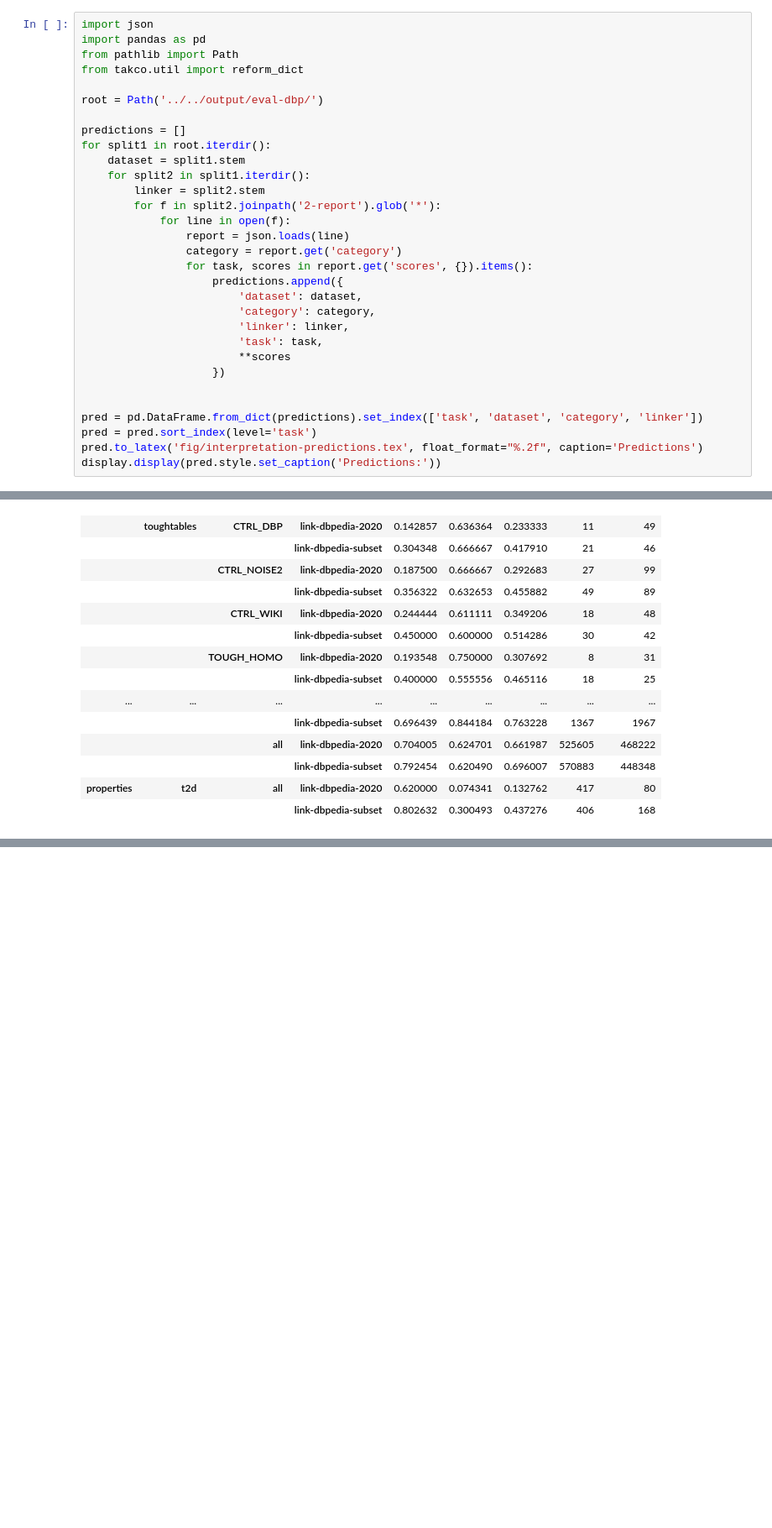
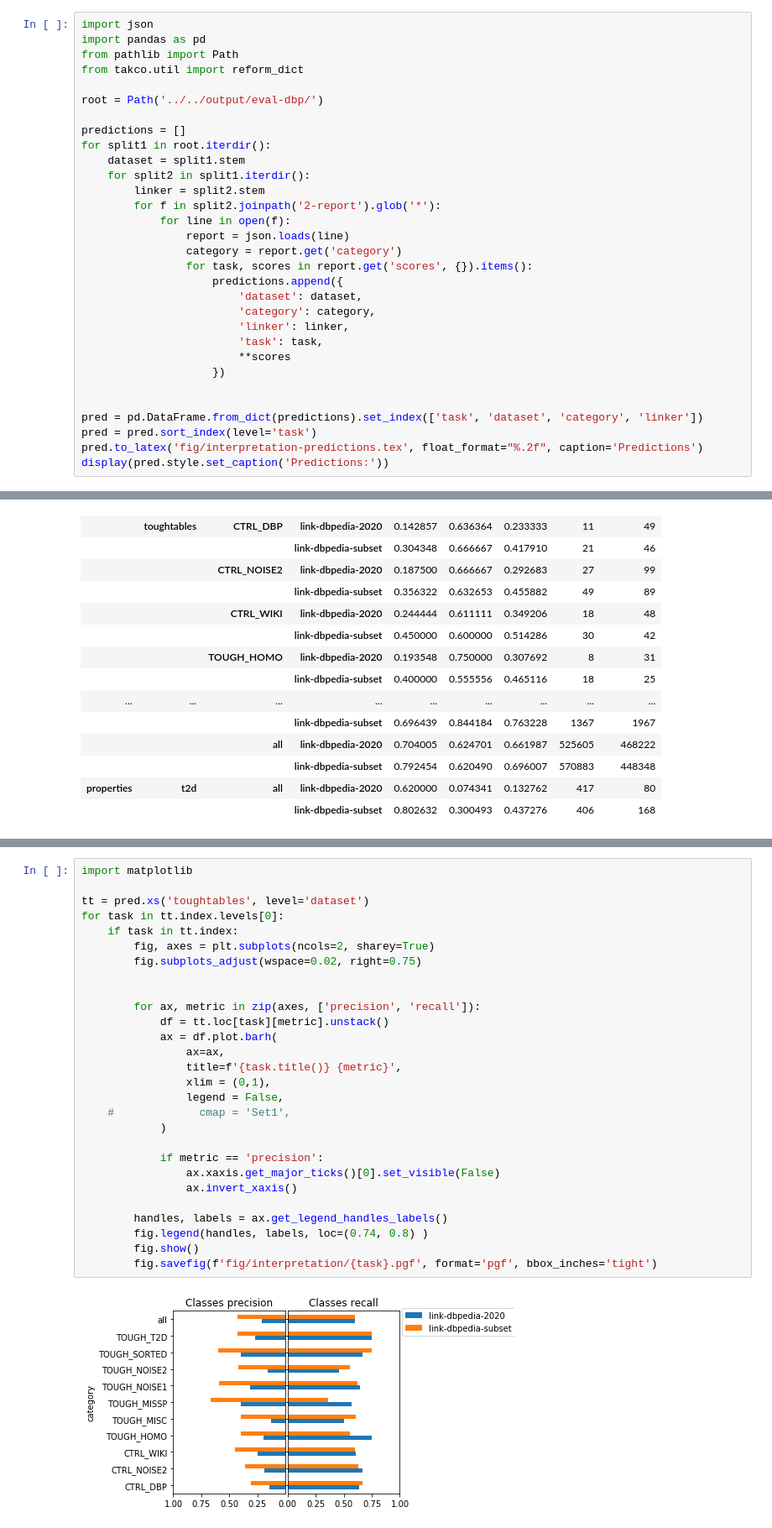
Before and after one commit to karmaresearch/takco, a Jupyter notebook: docs/benchmarks/interpretation.ipynb, the cells around one changed output, grey strips where cells are left out. Shown at 84% size. Saved outputs shown, nothing was run; the diff lists cells and outputs as text; blank space fills up the shorter version.

```diff
--- a/docs/benchmarks/interpretation.ipynb
+++ b/docs/benchmarks/interpretation.ipynb
@@ -28,7 +28,7 @@ for split1 in root.iterdir():
 pred = pd.DataFrame.from_dict(predictions).set_index(['task', 'dataset', 'category', 'linker'])
 pred = pred.sort_index(level='task')
 pred.to_latex('fig/interpretation-predictions.tex', float_format="%.2f", caption='Predictions')
-display.display(pred.style.set_caption('Predictions:'))
+display(pred.style.set_caption('Predictions:'))
 # %% [output]
 Predictions:
 |  |  |  |  | precision | recall | f1-score | support | predictions |
@@ -51,0 +54,30 @@ Predictions:
+# %%
+import matplotlib
+
+tt = pred.xs('toughtables', level='dataset')
+for task in tt.index.levels[0]:
+    if task in tt.index:
+        fig, axes = plt.subplots(ncols=2, sharey=True)
+        fig.subplots_adjust(wspace=0.02, right=0.75)
+
+
+        for ax, metric in zip(axes, ['precision', 'recall']):
+            df = tt.loc[task][metric].unstack()
+            ax = df.plot.barh(
+                ax=ax,
+                title=f'{task.title()} {metric}',
+                xlim = (0,1),
+                legend = False,
+    #             cmap = 'Set1',
+            )
+
+            if metric == 'precision':
+                ax.xaxis.get_major_ticks()[0].set_visible(False)
+                ax.invert_xaxis()
+
+        handles, labels = ax.get_legend_handles_labels()
+        fig.legend(handles, labels, loc=(0.74, 0.8) )
+        fig.show()
+        fig.savefig(f'fig/interpretation/{task}.pgf', format='pgf', bbox_inches='tight')
+# %% [output]
+[figure, added]
```
Also changed, not shown: parts of 3 cells of this notebook, 30 other files.
